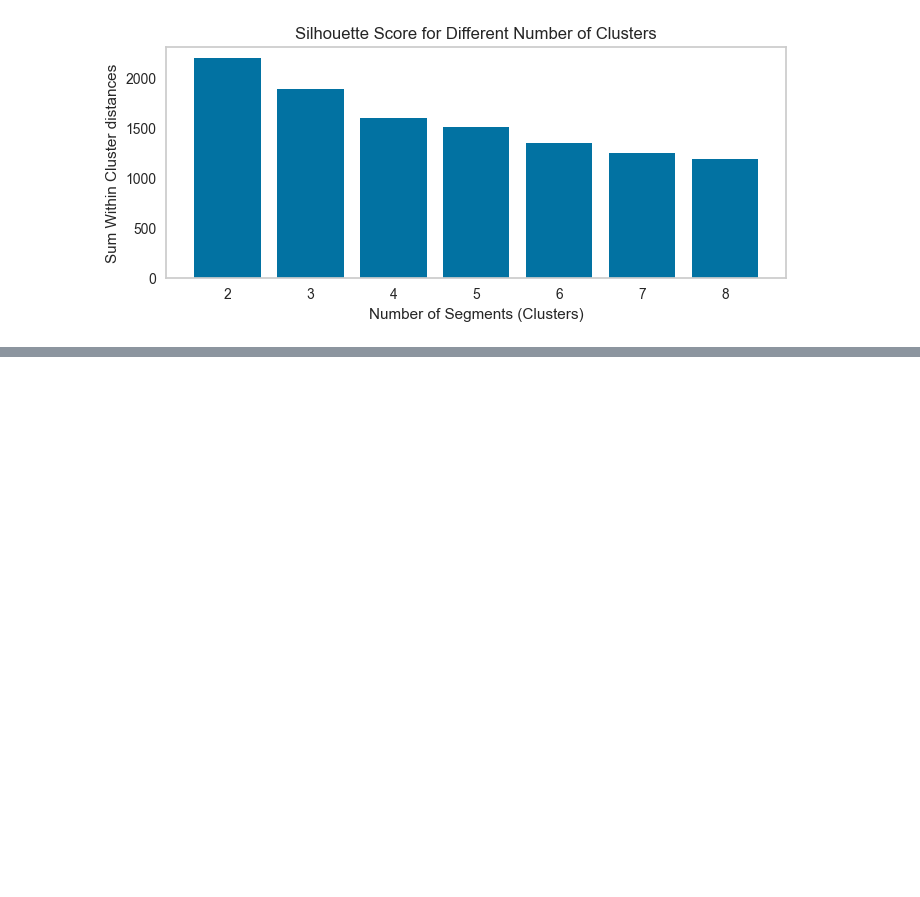
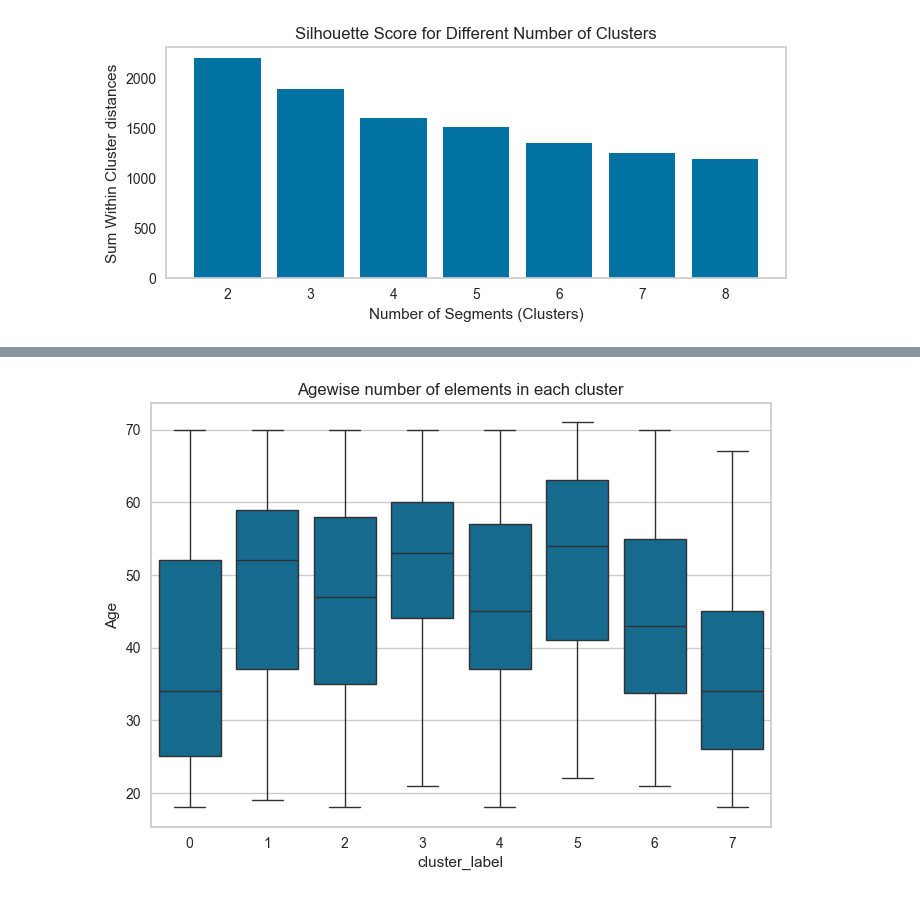
Before and after one commit to mdismailquraishicse/McDonaldCustomerSegmentation, a Jupyter notebook: McDonaldCustomerSegmentation.ipynb, the cells around one changed output, grey strips where cells are left out. Drawn from its saved outputs; the diff is of its cells as text; code cells hidden in the pictures; blank space fills up the shorter version.

```diff
--- a/McDonaldCustomerSegmentation.ipynb
+++ b/McDonaldCustomerSegmentation.ipynb
@@ -129,0 +141,10 @@ plt.show()
+# %%
+kmeans = KMeans(n_clusters=8, random_state=1234)
+kmeans.fit(binary_matrix)
+df['cluster_label']= kmeans.predict(binary_matrix)
+# %%
+sns.boxplot(df, x='cluster_label', y='Age')
+plt.title('Agewise number of elements in each cluster')
+plt.show()
+# %% [output]
+[figure, added]
```
Also changed, not shown: parts of 3 cells of this notebook.
